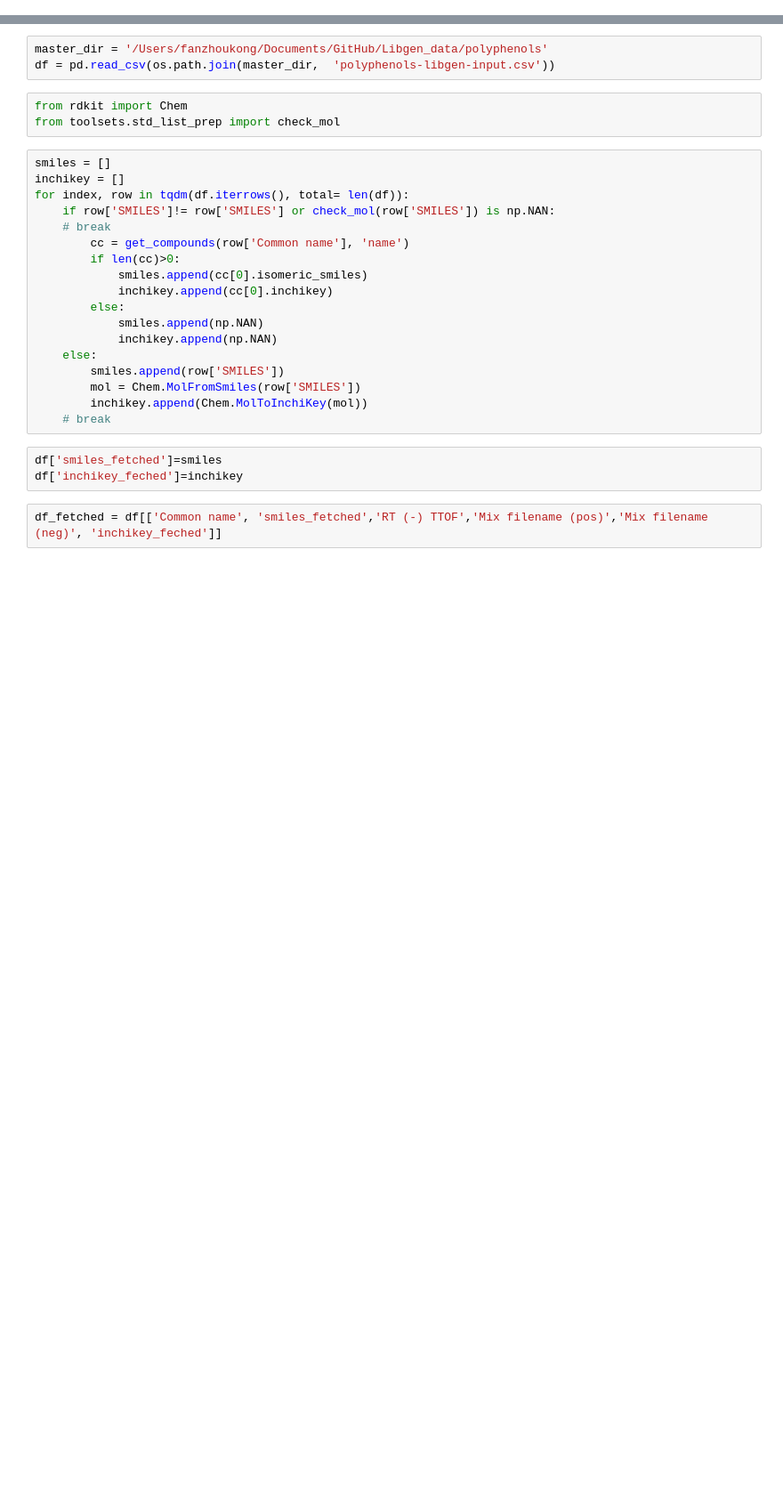
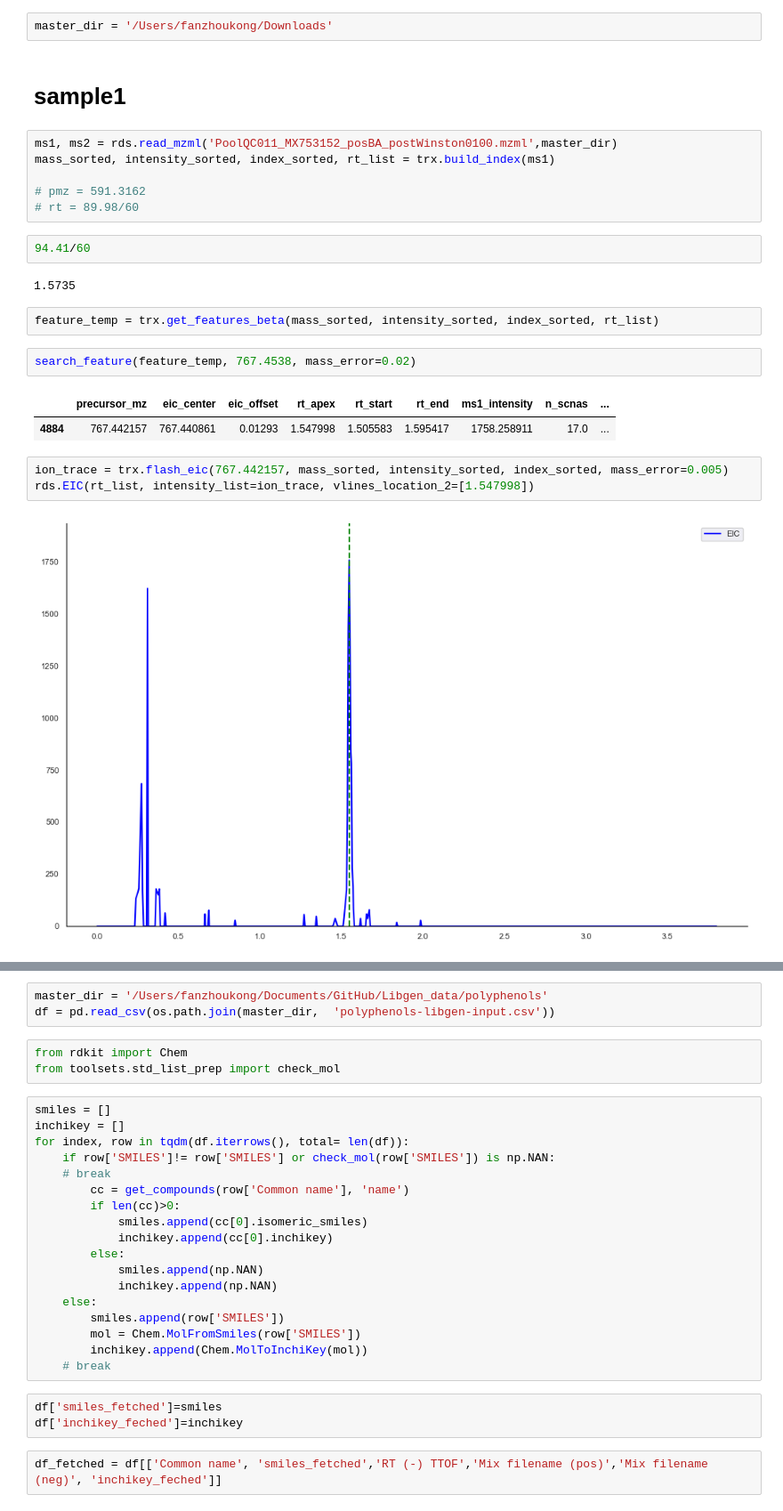
Before and after one commit to FanzhouKong/lead_finder, a Jupyter notebook: playground.ipynb, the cells around one changed output, grey strips where cells are left out. Shown at 89% size. Cells and saved outputs as stored; diff of their text form; blank space fills up the shorter version.

```diff
--- a/playground.ipynb
+++ b/playground.ipynb
@@ -10,0 +22,26 @@ from pubchempy import Compound, get_compounds
+# %%
+master_dir = '/Users/fanzhoukong/Downloads'
+# %% [markdown]
+# sample1
+# %%
+ms1, ms2 = rds.read_mzml('PoolQC011_MX753152_posBA_postWinston0100.mzml',master_dir)
+mass_sorted, intensity_sorted, index_sorted, rt_list = trx.build_index(ms1)
+
+# pmz = 591.3162
+# rt = 89.98/60
+# %%
+94.41/60
+# %% [output]
+1.5735
+# %%
+feature_temp = trx.get_features_beta(mass_sorted, intensity_sorted, index_sorted, rt_list)
+# %%
+search_feature(feature_temp, 767.4538, mass_error=0.02)
+# %% [output]
+|  | precursor_mz | eic_center | eic_offset | rt_apex | rt_start | rt_end | ms1_intensity | n_scnas | ... |
+| 4884 | 767.442157 | 767.440861 | 0.01293 | 1.547998 | 1.505583 | 1.595417 | 1758.258911 | 17.0 | ... |
+# %%
+ion_trace = trx.flash_eic(767.442157, mass_sorted, intensity_sorted, index_sorted, mass_error=0.005)
+rds.EIC(rt_list, intensity_list=ion_trace, vlines_location_2=[1.547998])
+# %% [output]
+[figure, added]
```
Also changed, not shown: parts of 27 cells of this notebook, 31 other files.
